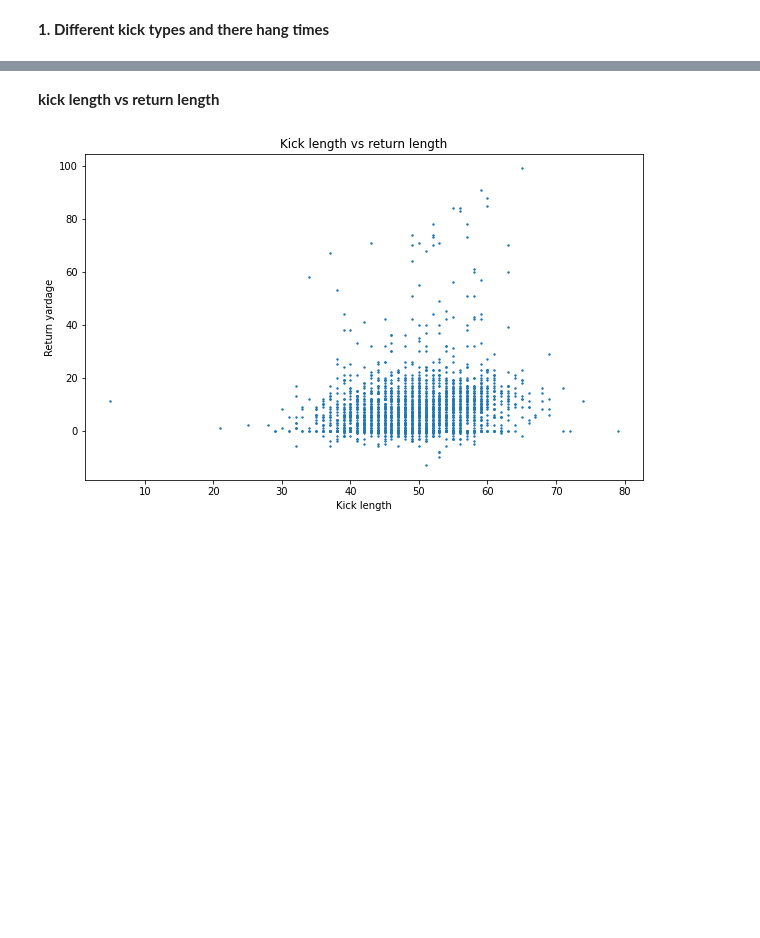
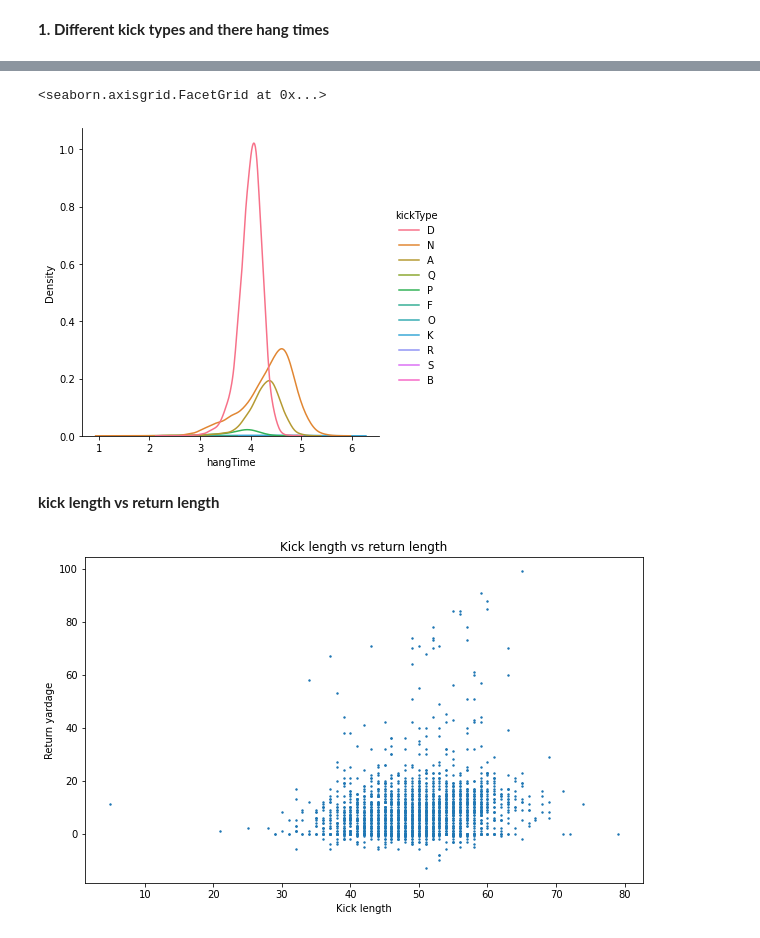
Before and after one commit to nik262/NFL-DATA-SCIENCE-PROJECT, a Jupyter notebook: NFL.ipynb, the cells around one changed output, grey strips where cells are left out. Cells and saved outputs as stored; diff of their text form; code cells hidden in the pictures; blank space fills up the shorter version.

```diff
--- a/NFL.ipynb
+++ b/NFL.ipynb
@@ -794,3 +626,21 @@ plt.show()
+# %%
+import statistics as stats
+import seaborn as sns
+import matplotlib.pyplot as plt
+import numpy as np
+
+kick_types = ['D','F','K','O','P','Q','S','B','N','R','A']
+
+kick_type_names = ['Deep','Flat','Free','Obvious','Pooch','Squib','Surprise','Deep','Normal','Rugby','Aussie']
+
+sns.displot(data = scouting,
+            x = "hangTime",
+            hue="kickType",
+            kind="kde"
+            )
+# %% [output]
+<seaborn.axisgrid.FacetGrid at 0x...>
+[figure, added]
 # %% [markdown]
 **kick length vs return length**
 # %%
```
Also changed, not shown: parts of 30 cells of this notebook, 1 other file.
